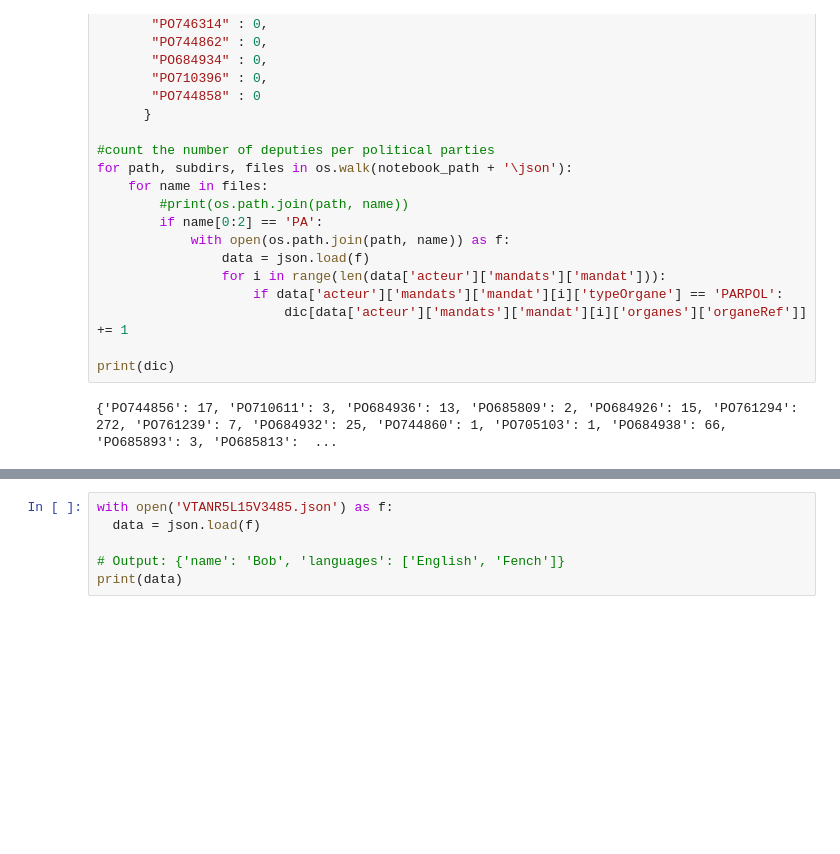
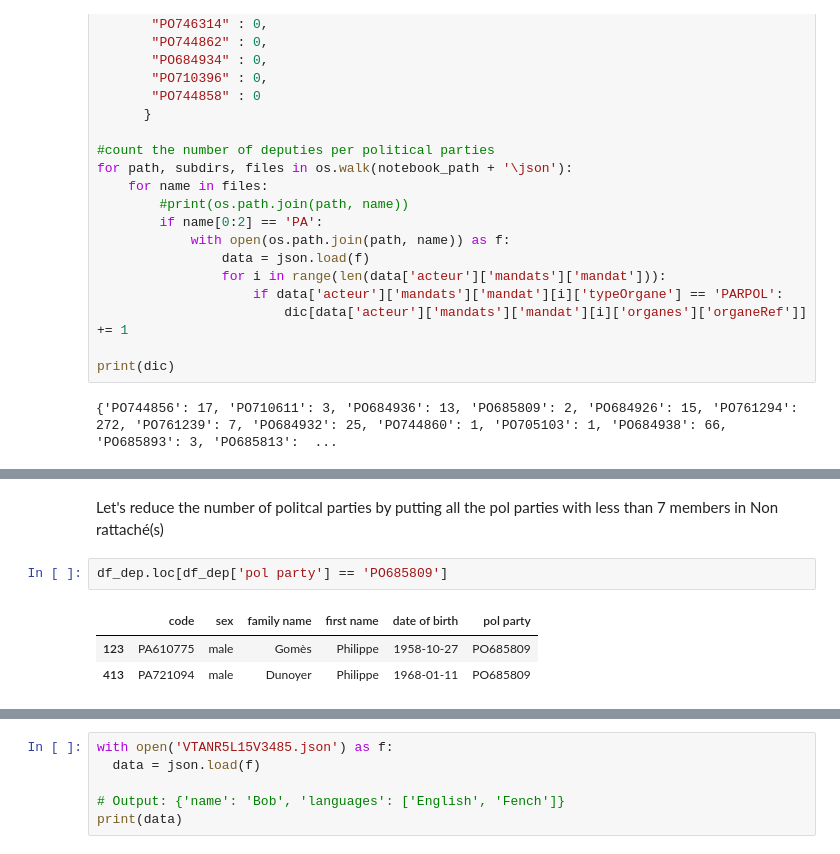
Before and after one commit to max-lutz/national-assembly, a Jupyter notebook: Data exploratory phase.ipynb, the cells around one changed output, grey strips where cells are left out. Drawn from its saved outputs; the diff is of its cells as text; blank space fills up the shorter version.

```diff
--- a/Data exploratory phase.ipynb
+++ b/Data exploratory phase.ipynb
@@ -134,0 +276,8 @@ PO761294     La République en Marche     LAREM
+# %% [markdown]
+Let's reduce the number of politcal parties by putting all the pol parties with less than 7 members in Non rattaché(s)
+# %%
+df_dep.loc[df_dep['pol party'] == 'PO685809']
+# %% [output]
+|  | code | sex | family name | first name | date of birth | pol party |
+| 123 | PA610775 | male | Gomès | Philippe | 1958-10-27 | PO685809 |
+| 413 | PA721094 | male | Dunoyer | Philippe | 1968-01-11 | PO685809 |
```
Also changed, not shown: parts of 17 cells of this notebook.
